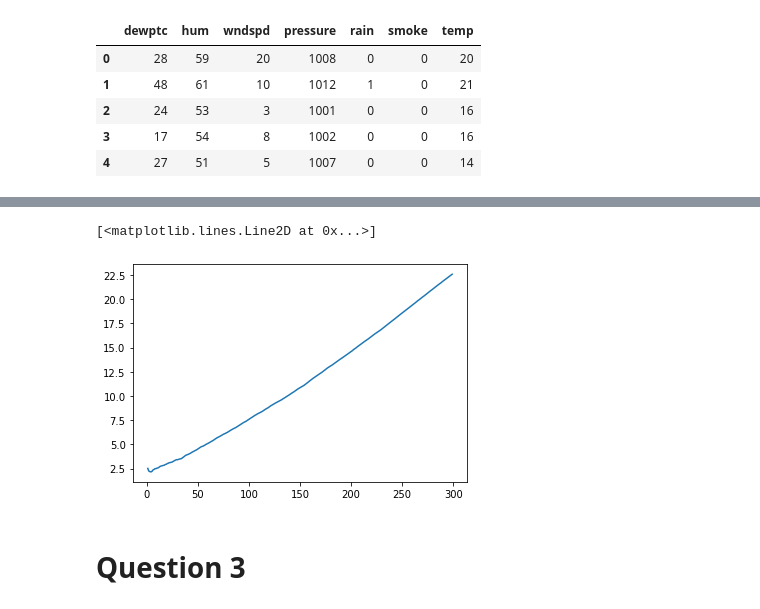
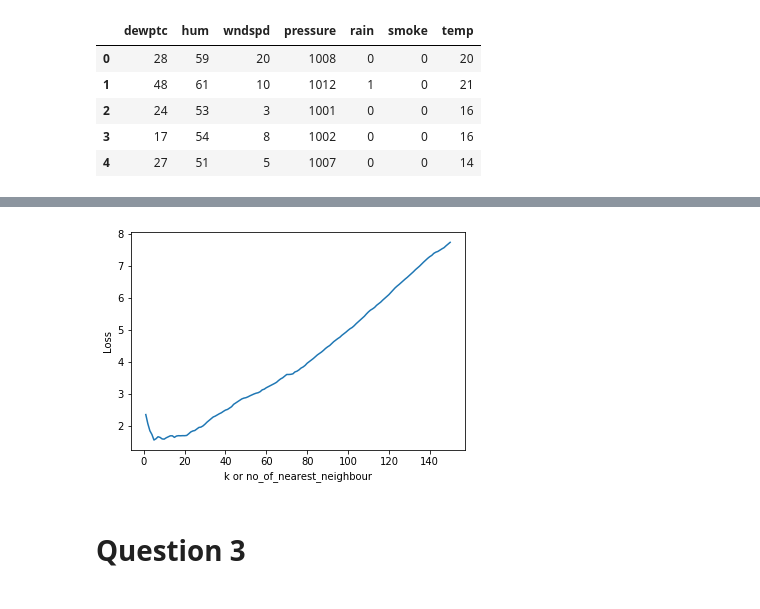
Before and after one commit to varundesai10/ELL409_Assignment1, a Jupyter notebook: K_Nearest_Neighbour.ipynb, the cells around one changed output, grey strips where cells are left out. Drawn from its saved outputs; the diff is of its cells as text; code cells hidden in the pictures.

```diff
--- a/K_Nearest_Neighbour.ipynb
+++ b/K_Nearest_Neighbour.ipynb
@@ -234,8 +234,3 @@ for k in tqdm(range(1,300)):
     error = Y_test_2 - y_predict
     error =np.square(np.array(error))
     loss.append(np.mean(error))
-# %%
-plt.plot(kk, loss)
-# %% [output]
-[<matplotlib.lines.Line2D at 0x...>]
-[figure, removed]
@@ -242,3 +239,8 @@ plt.plot(kk, loss)
+# %%
+plt.plot(kk[:150], loss[:150])
+plt.xlabel('k or no_of_nearest_neighbour'); plt.ylabel('Loss');
+# %% [output]
+[figure, added]
 # %%
 loss[0:30]
 # %% [markdown]
```
Also changed, not shown: parts of 5 cells of this notebook.
